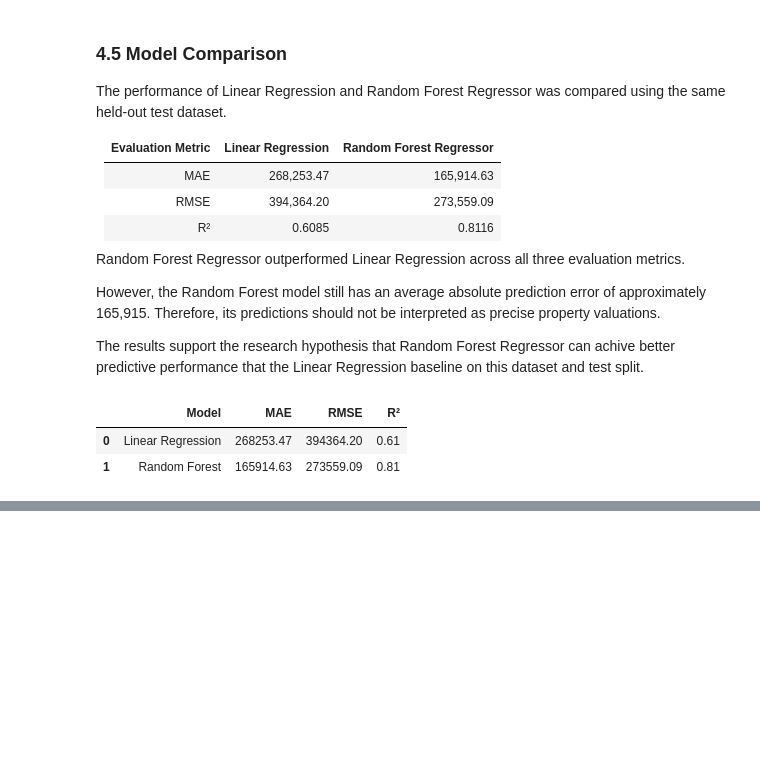
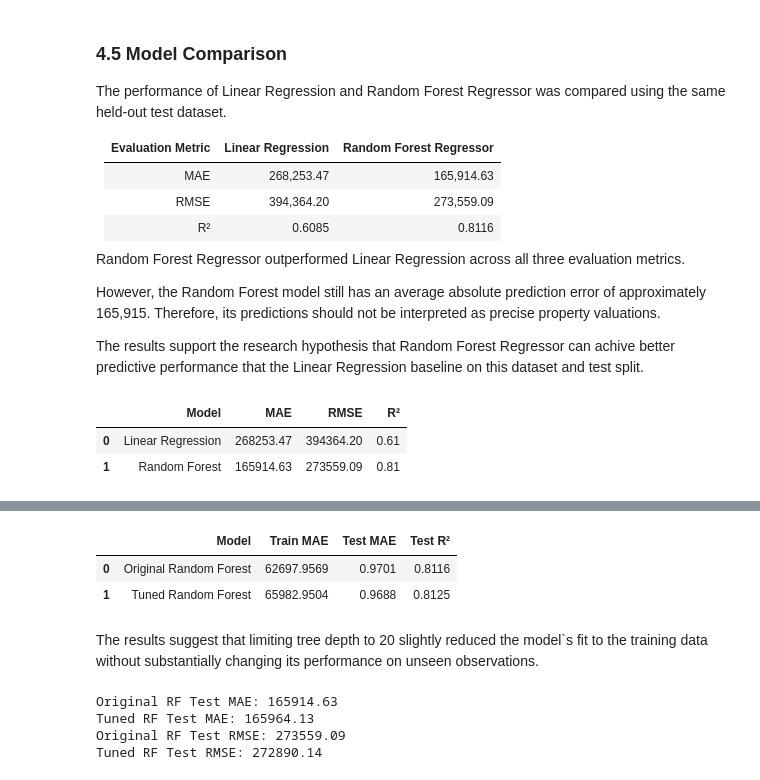
Before and after one commit to Badieiev/Data-Analytics-project-using-CRISP-DM, a Jupyter notebook: notebooks/CA2_CRISP_DM.ipynb, the cells around one changed output, grey strips where cells are left out. Saved outputs shown, nothing was run; the diff lists cells and outputs as text; code cells hidden in the pictures; blank space fills up the shorter version.

```diff
--- a/notebooks/CA2_CRISP_DM.ipynb
+++ b/notebooks/CA2_CRISP_DM.ipynb
@@ -747,0 +798,17 @@ display(comparison_df.round(2))
+# %%
+rf_train_pred = rf_model.predict(X_train)
+rf_test_pred = rf_model.predict(X_test)
+
+overfitting_check = pd.DataFrame({
+    'Dataset': ['Training', 'Testing'],
+    'MAE': [
+        mean_absolute_error(y_train, rf_train_pred),
+        mean_absolute_error(y_test, rf_test_pred)
+    ],
+    'R²': [
+        r2_score(y_train, rf_train_pred),
+        r2_score(y_test, rf_test_pred)
+    ]
+})
+
+display(overfitting_check.round(4))
@@ -747,0 +878,41 @@ display(comparison_df.round(2))
+# %%
+tuned_rf_model = grid_search.best_estimator_
+tuned_train_pred = tuned_rf_model.predict(X_train)
+tuned_test_pred = tuned_rf_model.predict(X_test)
+tuning_comparison = pd.DataFrame({
+    'Model': ['Original Random Forest', 'Tuned Random Forest'],
+    'Train MAE': [
+        mean_absolute_error(y_train, rf_train_pred),
+        mean_absolute_error(y_train, tuned_train_pred)
+    ],
+    'Test MAE': [
+        r2_score(y_train, rf_train_pred),
+        r2_score(y_train, tuned_train_pred)
+    ],
+    'Test R²': [
+        r2_score(y_test, rf_test_pred),
+        r2_score(y_test,  tuned_test_pred)
+    ]
+})
+
+display(tuning_comparison.round(4))
+# %% [output]
+|  | Model | Train MAE | Test MAE | Test R² |
+| 0 | Original Random Forest | 62697.9569 | 0.9701 | 0.8116 |
+| 1 | Tuned Random Forest | 65982.9504 | 0.9688 | 0.8125 |
+# %% [markdown]
+The results suggest that limiting tree depth to 20 slightly reduced the model`s fit to the training data without substantially changing its performance on unseen observations.
+# %%
+print("Original RF Test MAE:",
+      round(mean_absolute_error(y_test, rf_test_pred), 2))
+print("Tuned RF Test MAE:",
+      round(mean_absolute_error(y_test, tuned_test_pred), 2))
+print("Original RF Test RMSE:",
+      round(mean_squared_error(y_test, rf_test_pred) ** 0.5, 2))
+print("Tuned RF Test RMSE:",
+      round(mean_squared_error(y_test, tuned_test_pred) ** 0.5, 2))
+# %% [output]
+Original RF Test MAE: 165914.63
+Tuned RF Test MAE: 165964.13
+Original RF Test RMSE: 273559.09
+Tuned RF Test RMSE: 272890.14
```
Also changed, not shown: parts of 16 cells of this notebook.
